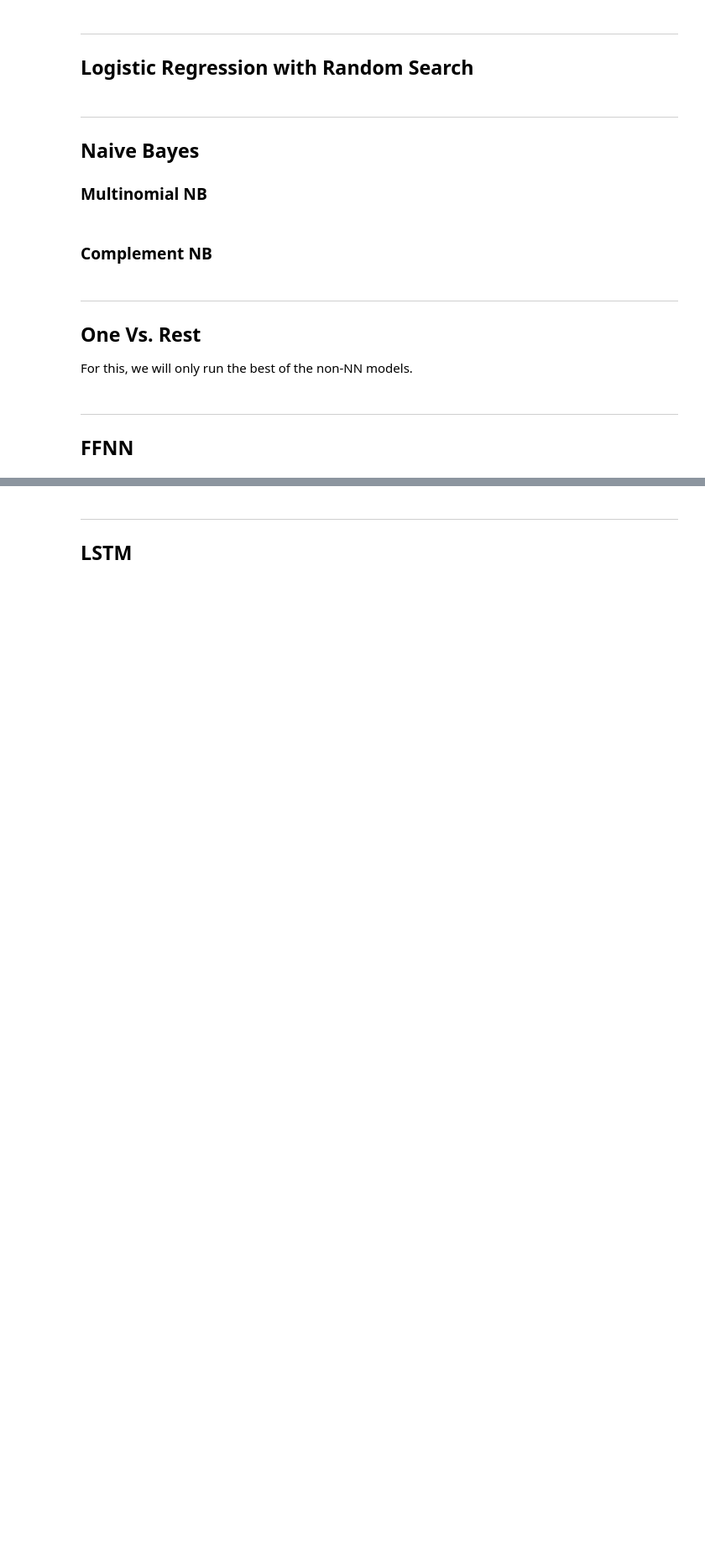
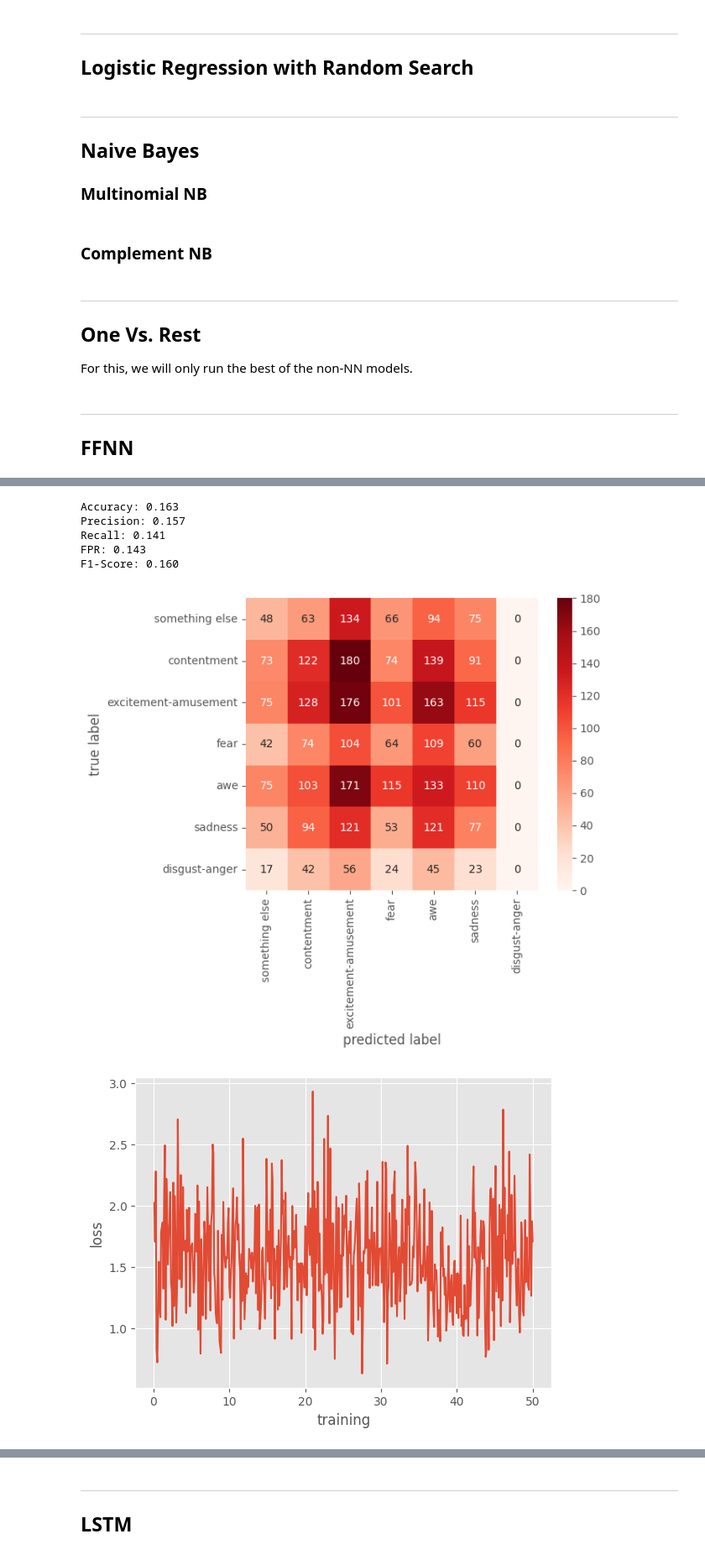
Before and after one commit to AlejandroCiuba/CS2756-Group-Project, a Jupyter notebook: Alejandro/text_experiments.ipynb, the cells around one changed output, grey strips where cells are left out. Shown: that part at 84% size. Saved outputs shown, nothing was run; the diff lists cells and outputs as text; code cells hidden in the pictures; blank space fills up the shorter version.

```diff
--- a/Alejandro/text_experiments.ipynb
+++ b/Alejandro/text_experiments.ipynb
@@ -350,30 +382,20 @@ if selected(EXP6A):
 # %%
 EXP6B = "FFNN/D2VO"
 
 if selected(EXP6B):
 
-    def to_emotions(y_true, y_pred):
-        return [ID_TO_CAT[i] for i in y_true], [ID_TO_CAT[i] for i in y_pred]
-
-    numpy_transform = lambda X, y, subset: (np.array(X), y)
-
-    steps = OrderedDict([("l1", Linear(15, 10)),
-                         ("a1", Tanh()),
-                         ("l2", Linear(10, 7)), ])
-
-    sampler = WeightedRandomSampler(weights,
-                                    len(DATA[DATA['split'] == "TRAIN"]),
-                                    replacement=True)
-
-    config = {"steps": steps,
-              "lr": 1E-2,
-              "epochs": 100,
-              "batch_size": 16,
-              "binary": False,
-              "sampler": sampler, }
+    config['steps'] = steps_d2v
 
     exp = exp_run(EXP6B, model=FFNN(**config), transforms=[d2v_transform, cat_transform, numpy_transform], verbose=False, post=to_emotions)
     plot_loss(exp.model.loss_record)
+# %% [output]
+Accuracy: 0.163
+Precision: 0.157
+Recall: 0.141
+FPR: 0.143
+F1-Score: 0.160
+[figure, added]
+[figure, added]
 # %%
 EXP6C = "FFNN/TFIDFO"
 
```
Also changed, not shown: parts of 15 cells of this notebook.
